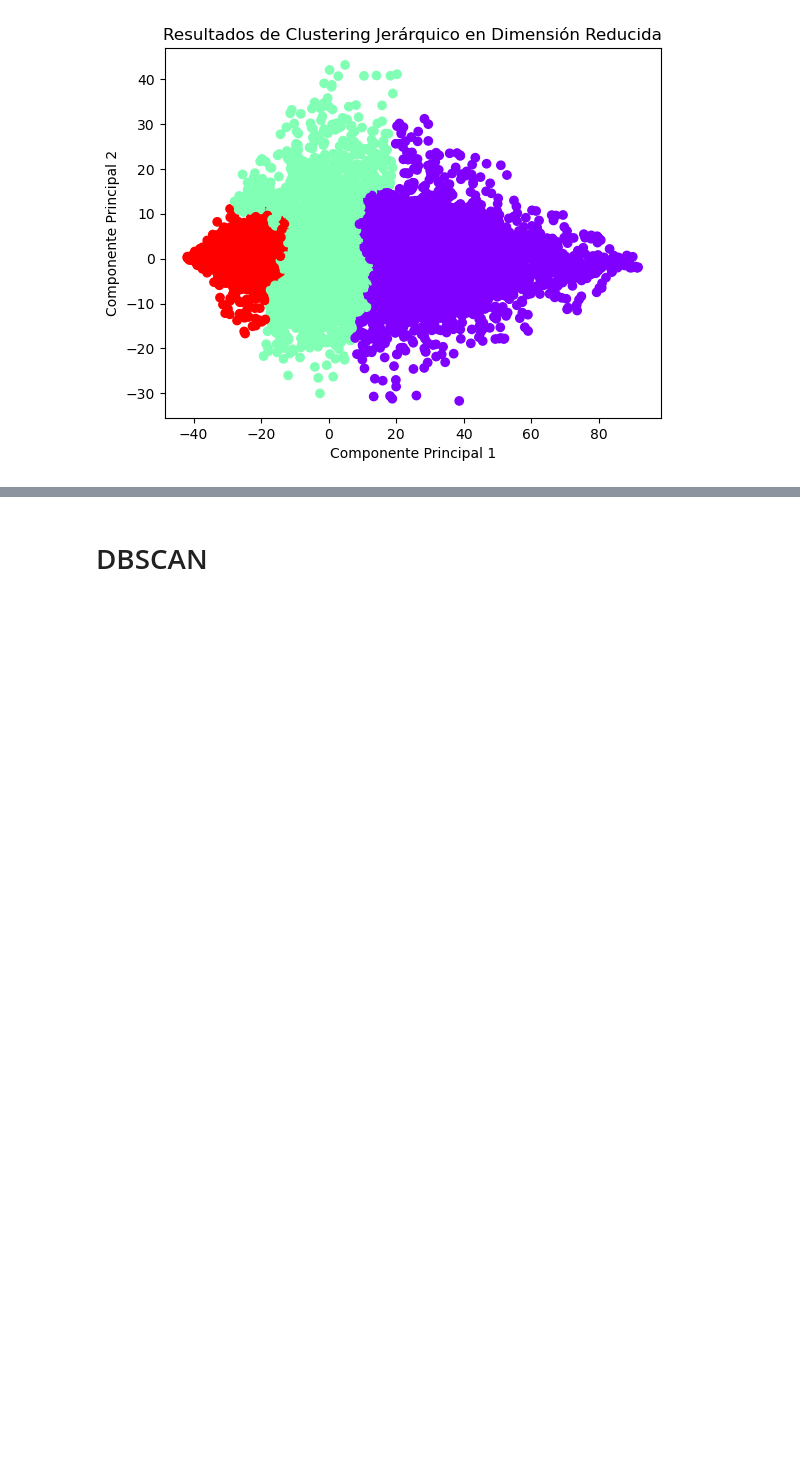
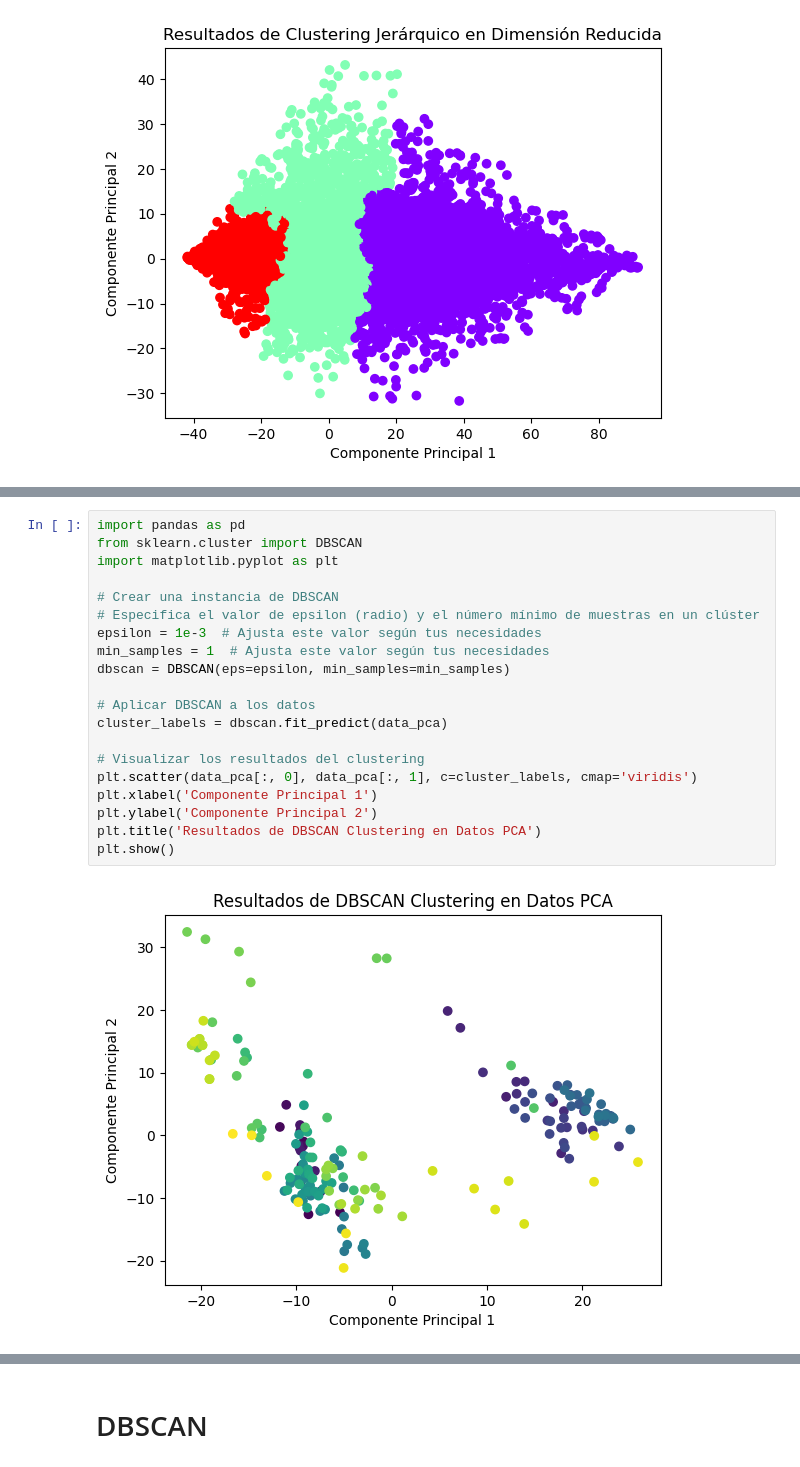
Before and after one commit to OmarUTEC/project2-machine, a Jupyter notebook: DBSCAN/dbscan.ipynb, the cells around one changed output, grey strips where cells are left out. Drawn from its saved outputs; the diff is of its cells as text; blank space fills up the shorter version.

Commit message:
Dbscan V3

```diff
--- a/DBSCAN/dbscan.ipynb
+++ b/DBSCAN/dbscan.ipynb
@@ -157,0 +217,22 @@ plt.show()
+# %%
+import pandas as pd
+from sklearn.cluster import DBSCAN
+import matplotlib.pyplot as plt
+
+# Crear una instancia de DBSCAN
+# Especifica el valor de epsilon (radio) y el número mínimo de muestras en un clúster
+epsilon = 1e-3  # Ajusta este valor según tus necesidades
+min_samples = 1  # Ajusta este valor según tus necesidades
+dbscan = DBSCAN(eps=epsilon, min_samples=min_samples)
+
+# Aplicar DBSCAN a los datos
+cluster_labels = dbscan.fit_predict(data_pca)
+
+# Visualizar los resultados del clustering
+plt.scatter(data_pca[:, 0], data_pca[:, 1], c=cluster_labels, cmap='viridis')
+plt.xlabel('Componente Principal 1')
+plt.ylabel('Componente Principal 2')
+plt.title('Resultados de DBSCAN Clustering en Datos PCA')
+plt.show()
+# %% [output]
+[figure, added]
```
Also changed, not shown: parts of 16 cells of this notebook, 1 other file.
